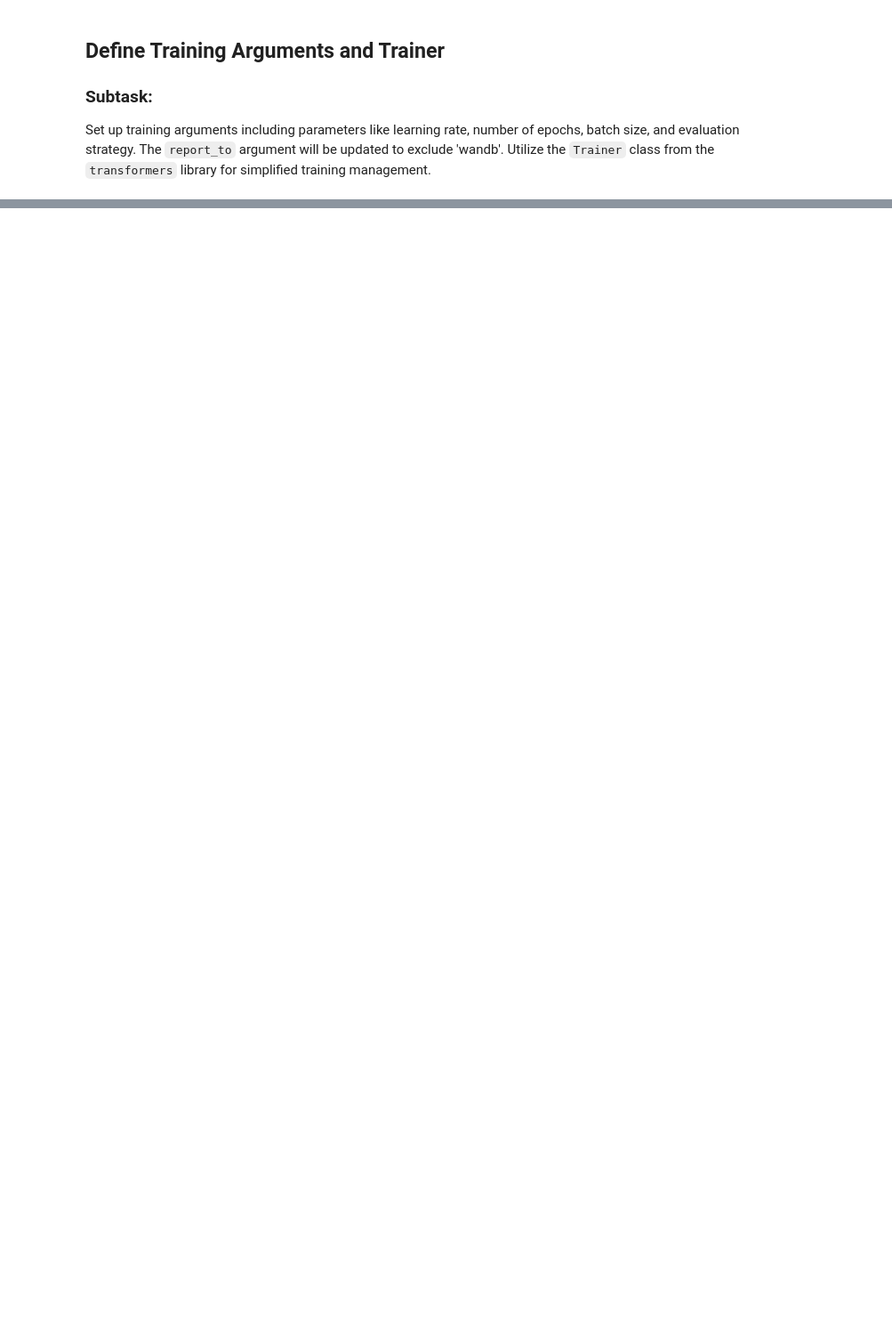
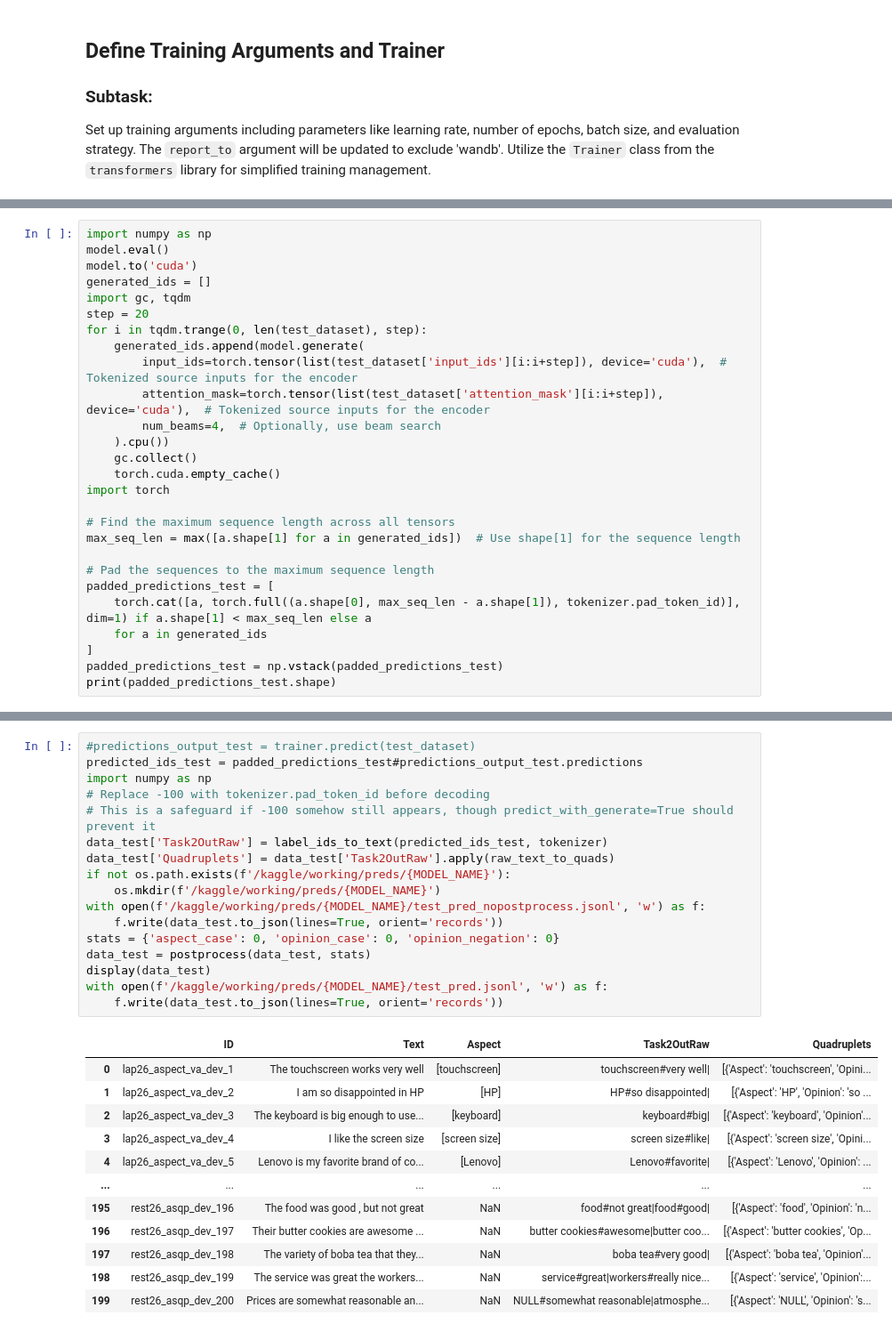
Before and after one commit to MariaIstrate06/DL4NLP, a Jupyter notebook: proiect/subtask_2.ipynb, the cells around one changed output, grey strips where cells are left out. Shown at 89% size. Cells and saved outputs as stored; diff of their text form; blank space fills up the shorter version.

```diff
--- a/proiect/subtask_2.ipynb
+++ b/proiect/subtask_2.ipynb
@@ -341,0 +523,27 @@ decoded_preds
+# %%
+import numpy as np
+model.eval()
+model.to('cuda')
+generated_ids = []
+import gc, tqdm
+step = 20
+for i in tqdm.trange(0, len(test_dataset), step):
+    generated_ids.append(model.generate(
+        input_ids=torch.tensor(list(test_dataset['input_ids'][i:i+step]), device='cuda'),  # Tokenized source inputs for the encoder
+        attention_mask=torch.tensor(list(test_dataset['attention_mask'][i:i+step]), device='cuda'),  # Tokenized source inputs for the encoder
+        num_beams=4,  # Optionally, use beam search
+    ).cpu())
+    gc.collect()
+    torch.cuda.empty_cache()
+import torch
+
+# Find the maximum sequence length across all tensors
+max_seq_len = max([a.shape[1] for a in generated_ids])  # Use shape[1] for the sequence length
+
+# Pad the sequences to the maximum sequence length
+padded_predictions_test = [
+    torch.cat([a, torch.full((a.shape[0], max_seq_len - a.shape[1]), tokenizer.pad_token_id)], dim=1) if a.shape[1] < max_seq_len else a
+    for a in generated_ids
+]
+padded_predictions_test = np.vstack(padded_predictions_test)
+print(padded_predictions_test.shape)
@@ -341,0 +552,30 @@ decoded_preds
+# %%
+#predictions_output_test = trainer.predict(test_dataset)
+predicted_ids_test = padded_predictions_test#predictions_output_test.predictions
+import numpy as np
+# Replace -100 with tokenizer.pad_token_id before decoding
+# This is a safeguard if -100 somehow still appears, though predict_with_generate=True should prevent it
+data_test['Task2OutRaw'] = label_ids_to_text(predicted_ids_test, tokenizer)
+data_test['Quadruplets'] = data_test['Task2OutRaw'].apply(raw_text_to_quads)
+if not os.path.exists(f'/kaggle/working/preds/{MODEL_NAME}'):
+    os.mkdir(f'/kaggle/working/preds/{MODEL_NAME}')
+with open(f'/kaggle/working/preds/{MODEL_NAME}/test_pred_nopostprocess.jsonl', 'w') as f:
+    f.write(data_test.to_json(lines=True, orient='records'))
+stats = {'aspect_case': 0, 'opinion_case': 0, 'opinion_negation': 0}
+data_test = postprocess(data_test, stats)
+display(data_test)
+with open(f'/kaggle/working/preds/{MODEL_NAME}/test_pred.jsonl', 'w') as f:
+    f.write(data_test.to_json(lines=True, orient='records'))
+# %% [output]
+|  | ID | Text | Aspect | Task2OutRaw | Quadruplets |
+| 0 | lap26_aspect_va_dev_1 | The touchscreen works very well | [touchscreen] | touchscreen#very well| | [{'Aspect': 'touchscreen', 'Opini... |
+| 1 | lap26_aspect_va_dev_2 | I am so disappointed in HP | [HP] | HP#so disappointed| | [{'Aspect': 'HP', 'Opinion': 'so ... |
+| 2 | lap26_aspect_va_dev_3 | The keyboard is big enough to use... | [keyboard] | keyboard#big| | [{'Aspect': 'keyboard', 'Opinion'... |
+| 3 | lap26_aspect_va_dev_4 | I like the screen size | [screen size] | screen size#like| | [{'Aspect': 'screen size', 'Opini... |
+| 4 | lap26_aspect_va_dev_5 | Lenovo is my favorite brand of co... | [Lenovo] | Lenovo#favorite| | [{'Aspect': 'Lenovo', 'Opinion': ... |
+| ... | ... | ... | ... | ... | ... |
+| 195 | rest26_asqp_dev_196 | The food was good , but not great | NaN | food#not great|food#good| | [{'Aspect': 'food', 'Opinion': 'n... |
+| 196 | rest26_asqp_dev_197 | Their butter cookies are awesome ... | NaN | butter cookies#awesome|butter coo... | [{'Aspect': 'butter cookies', 'Op... |
+| 197 | rest26_asqp_dev_198 | The variety of boba tea that they... | NaN | boba tea#very good| | [{'Aspect': 'boba tea', 'Opinion'... |
+| 198 | rest26_asqp_dev_199 | The service was great the workers... | NaN | service#great|workers#really nice... | [{'Aspect': 'service', 'Opinion':... |
+| 199 | rest26_asqp_dev_200 | Prices are somewhat reasonable an... | NaN | NULL#somewhat reasonable|atmosphe... | [{'Aspect': 'NULL', 'Opinion': 's... |
```
Also changed, not shown: parts of 27 cells of this notebook, 1 other file.
